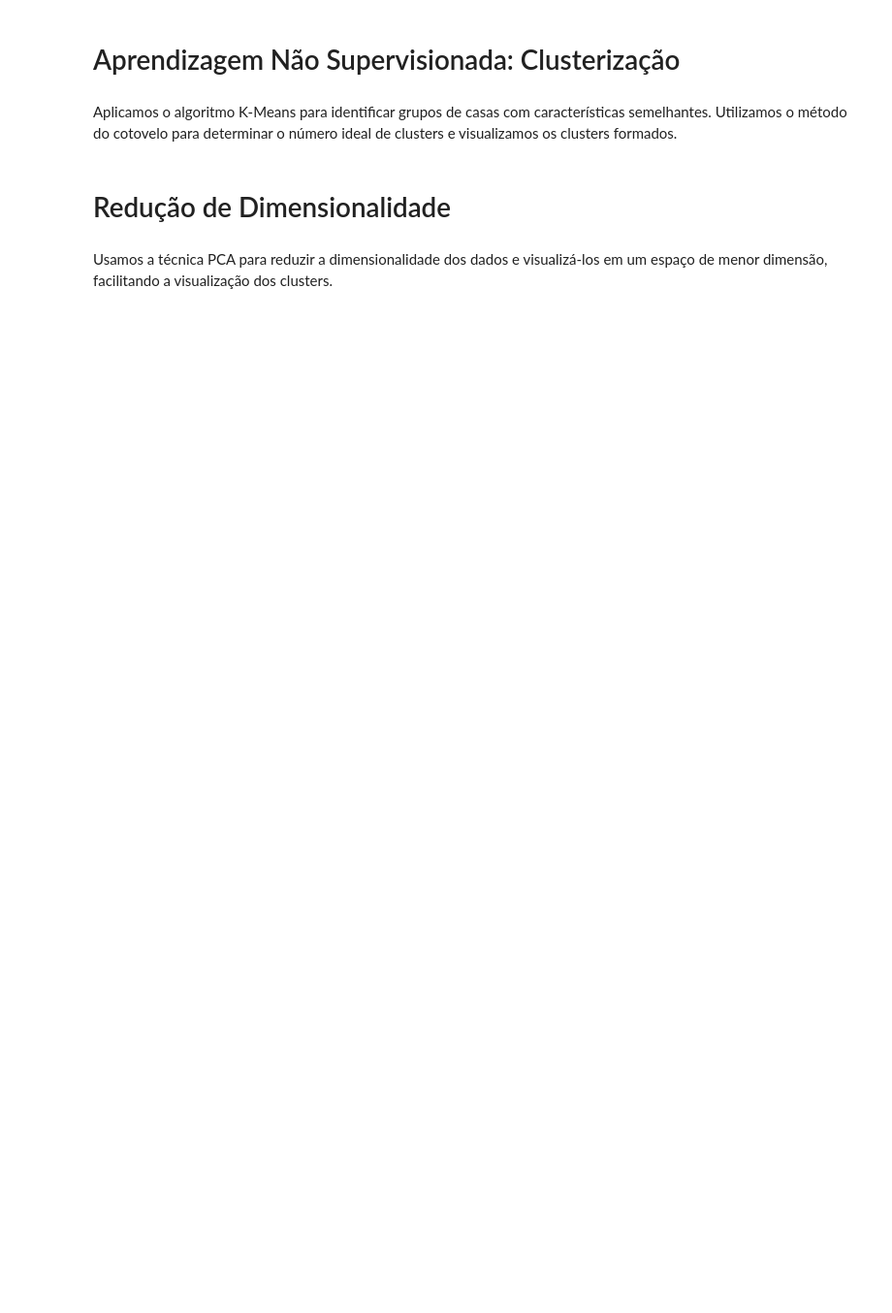
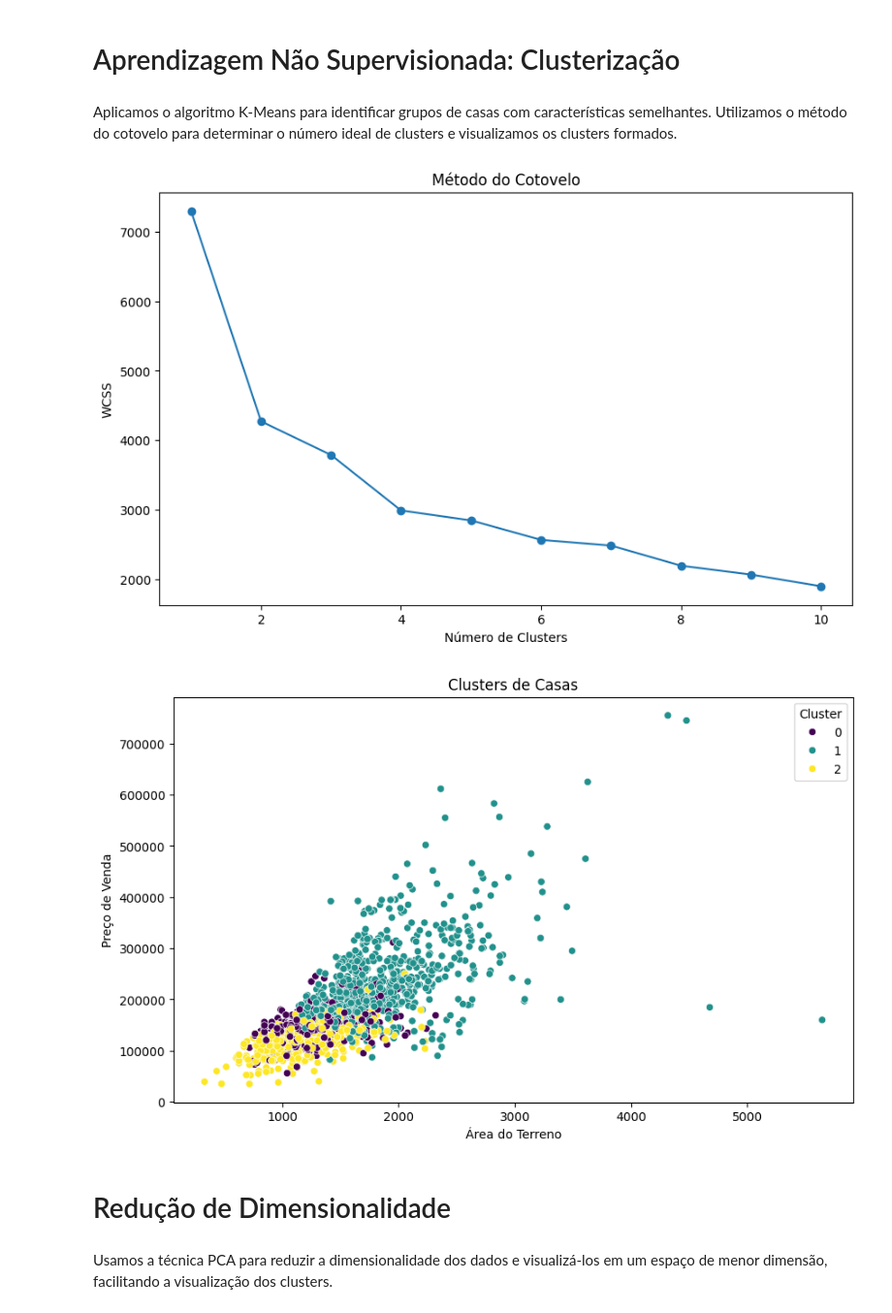
Before and after one commit to thiagoLopesAlvim/TrabalhoC3-AD, a Jupyter notebook: Analise_de_Dados-StoryTelling.ipynb, the cells around one changed output. Shown at 97% size. Drawn from its saved outputs; the diff is of its cells as text; code cells hidden in the pictures; blank space fills up the shorter version.

```diff
--- a/Analise_de_Dados-StoryTelling.ipynb
+++ b/Analise_de_Dados-StoryTelling.ipynb
@@ -11,7 +11,7 @@ Começamos carregando os dados do arquivo train.csv e visualizando suas primeira
 # %%
 import pandas as pd
 # Carregar os dados
-train_data = pd.read_csv('/mnt/data/train.csv')
+train_data = pd.read_csv('train.csv')
 # Visualizar as primeiras linhas do dataframe
 train_data.head()
 # %% [output]
@@ -152,41 +248,44 @@ import seaborn as sns
 
 # Selecionar algumas características relevantes para a clusterização
 features = ['OverallQual', 'GrLivArea', 'GarageCars', 'TotalBsmtSF', 'FullBath']
-X = data[features].dropna()
+X = train_data[features].dropna()
 
 # Padronizar os dados
 scaler = StandardScaler()
 X_scaled = scaler.fit_transform(X)
 
 # Determinar o número ideal de clusters usando o método do cotovelo
 wcss = []
 for i in range(1, 11):
     kmeans = KMeans(n_clusters=i, random_state=42)
     kmeans.fit(X_scaled)
     wcss.append(kmeans.inertia_)
 
 # Plotar o método do cotovelo
 plt.figure(figsize=(10, 6))
 plt.plot(range(1, 11), wcss, marker='o')
 plt.title('Método do Cotovelo')
 plt.xlabel('Número de Clusters')
 plt.ylabel('WCSS')
 plt.show()
 
 # Treinar o modelo K-Means com o número ideal de clusters (vamos supor 3 clusters)
 kmeans = KMeans(n_clusters=3, random_state=42)
 clusters = kmeans.fit_predict(X_scaled)
 
 # Adicionar a coluna de clusters ao DataFrame original
-data['Cluster'] = pd.Series(clusters, index=X.index)
+train_data['Cluster'] = pd.Series(clusters, index=X.index)
 
 # Visualizar os clusters
 plt.figure(figsize=(10, 6))
-sns.scatterplot(x='GrLivArea', y='SalePrice', hue='Cluster', data=data, palette='viridis')
+sns.scatterplot(x='GrLivArea', y='SalePrice', hue='Cluster', data=train_data, palette='viridis')
 plt.title('Clusters de Casas')
 plt.xlabel('Área do Terreno')
 plt.ylabel('Preço de Venda')
 plt.show()
+# %% [output]
+[figure, added]
+[figure, added]
 # %% [markdown]
 # Redução de Dimensionalidade
 # %% [markdown]
```
Also changed, not shown: parts of 10 cells of this notebook.
